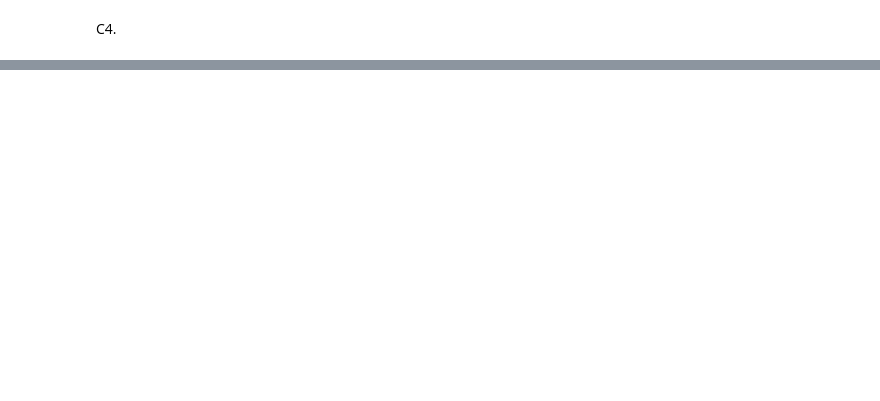
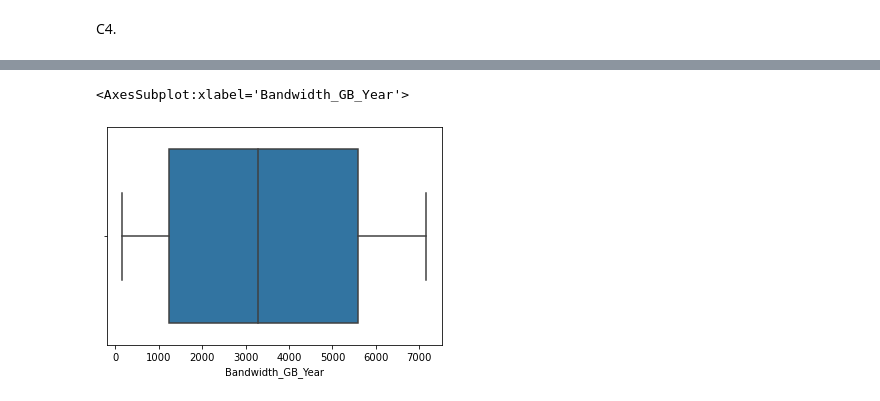
Before and after one commit to michaelle93/D208PA2, a Jupyter notebook: D208PA2.ipynb, the cells around one changed output, grey strips where cells are left out. Saved outputs shown, nothing was run; the diff lists cells and outputs as text; code cells hidden in the pictures; blank space fills up the shorter version.

```diff
--- a/D208PA2.ipynb
+++ b/D208PA2.ipynb
@@ -282 +377,6 @@ plt.show()
 [figure]
+# %%
+sns.boxplot('Bandwidth_GB_Year', data=df)
+# %% [output]
+<AxesSubplot:xlabel='Bandwidth_GB_Year'>
+[figure, added]
```
Also changed, not shown: parts of 50 cells of this notebook.
